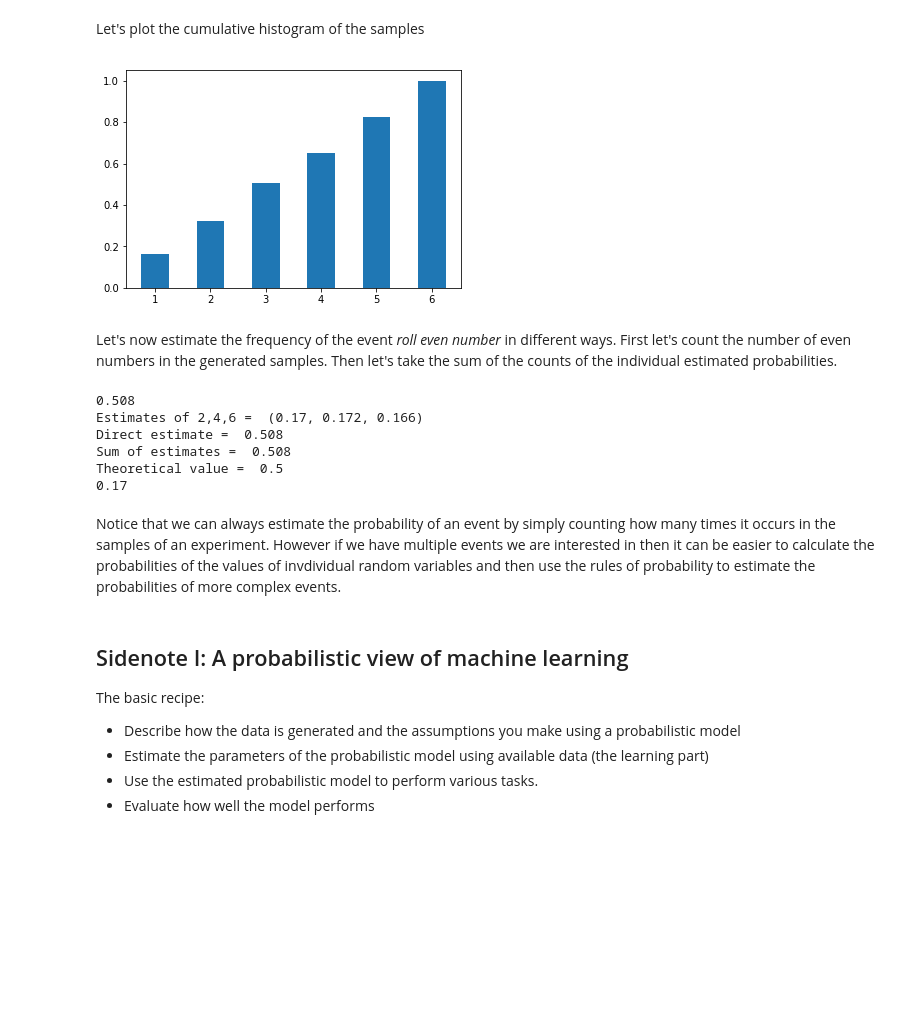
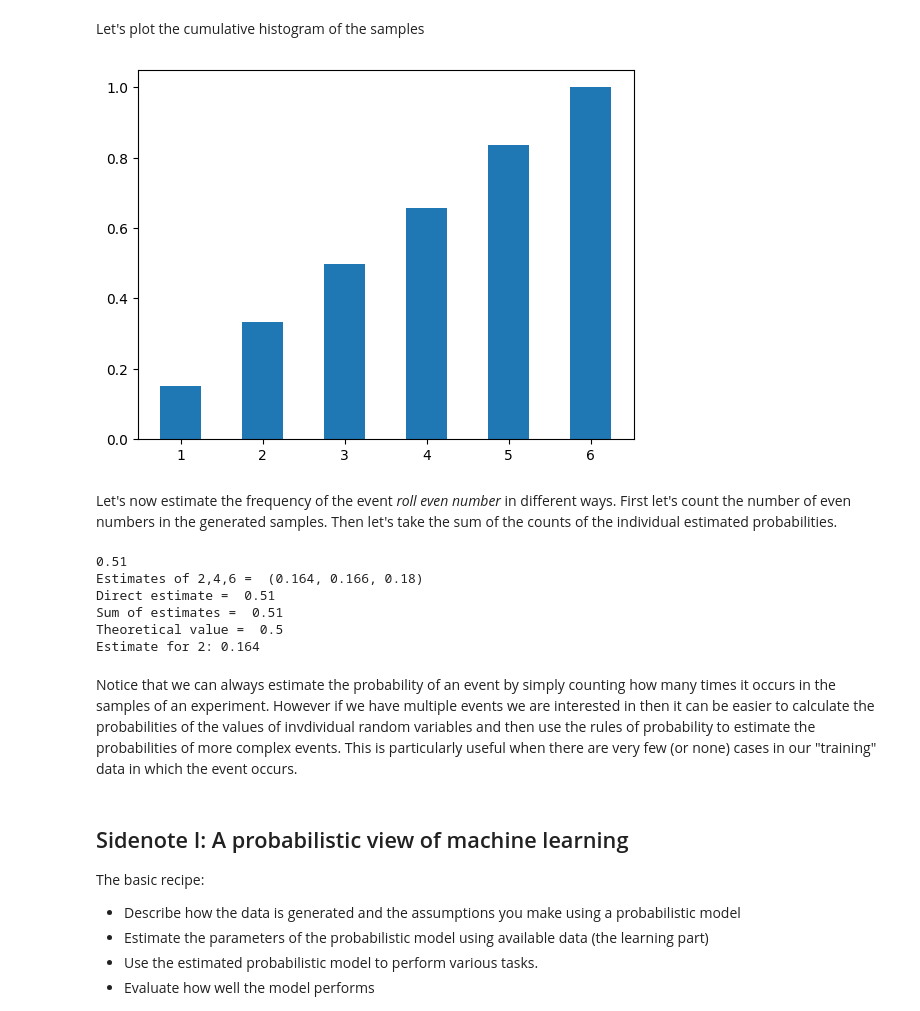
Before and after one commit to gtzan/csc421_tzanetakis, a Jupyter notebook: csc421_tzanetakis_quantifying_uncertainty.ipynb, the cells around one changed output. Saved outputs shown, nothing was run; the diff lists cells and outputs as text; code cells hidden in the pictures; blank space fills up the shorter version.

Commit message:
Updated probability stuff

```diff
--- a/csc421_tzanetakis_quantifying_uncertainty.ipynb
+++ b/csc421_tzanetakis_quantifying_uncertainty.ipynb
@@ -227,9 +252,9 @@ The 'normed' kwarg was deprecated in Matplotlib 2.1 and will be removed in 3.1.
 # %% [markdown]
 Let's plot the cumulative histogram of the samples
 # %%
-plt.hist(samples,bins=[1,2,3,4,5,6,7],normed=1, rwidth=0.5,align='left', cumulative=True);
+plt.hist(samples,bins=[1,2,3,4,5,6,7],density=1, rwidth=0.5,align='left', cumulative=True);
 # %% [output]
-[figure, old version]
+[figure, new version]
 # %% [markdown]
 Let's now estimate the frequency of the event *roll even number* in different ways.
 First let's count the number of even numbers in the generated samples. Then let's
@@ -249,19 +274,21 @@ print('Direct estimate = ', est_even)
 print('Sum of estimates = ', est_2 + est_4 + est_6)
 print('Theoretical value = ', 0.5)
 
+
+# directly count rather than using list comprehension
 est_2 = 0
 for x in samples:
     if x == 2: est_2 = est_2 + 1
-print(est_2/len(samples))
+print('Estimate for 2:', est_2/len(samples))
 # %% [output]
-0.508
-Estimates of 2,4,6 =  (0.17, 0.172, 0.166)
-Direct estimate =  0.508
-Sum of estimates =  0.508
+0.51
+Estimates of 2,4,6 =  (0.164, 0.166, 0.18)
+Direct estimate =  0.51
+Sum of estimates =  0.51
 Theoretical value =  0.5
-0.17
+Estimate for 2: 0.164
 # %% [markdown]
-Notice that we can always estimate the probability of an event by simply counting how many times it occurs in the samples of an experiment. However if we have multiple events we are interested in then it can be easier to calculate the probabilities of the values of invdividual random variables and then use the rules of probability to estimate the probabilities of more complex events.
+Notice that we can always estimate the probability of an event by simply counting how many times it occurs in the samples of an experiment. However if we have multiple events we are interested in then it can be easier to calculate the probabilities of the values of invdividual random variables and then use the rules of probability to estimate the probabilities of more complex events. This is particularly useful when there are very few (or none) cases in our "training" data in which the event occurs.
 # %% [markdown]
 ## Sidenote I: A probabilistic view of machine learning
 
```
Also changed, not shown: parts of 45 cells of this notebook, 7 other files.
